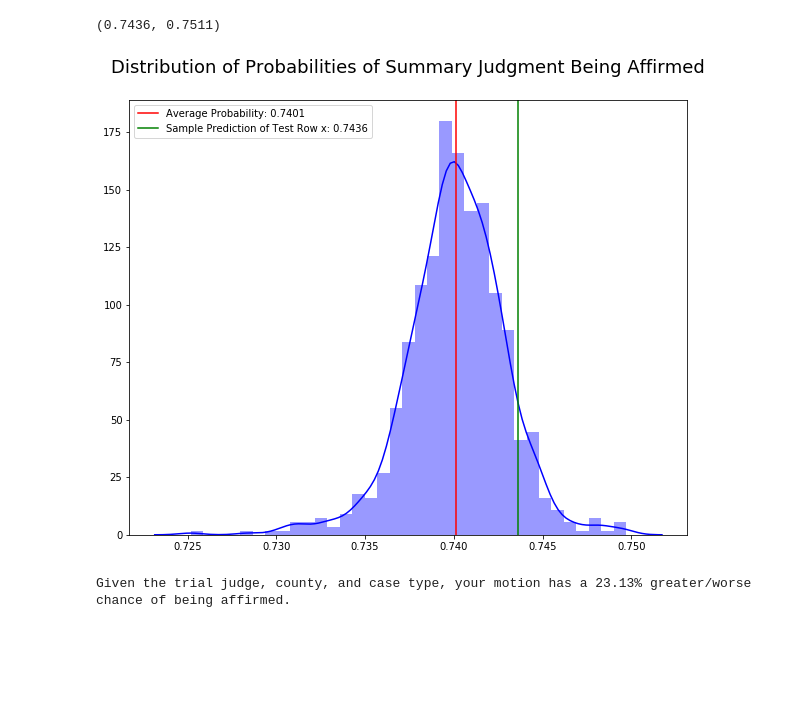
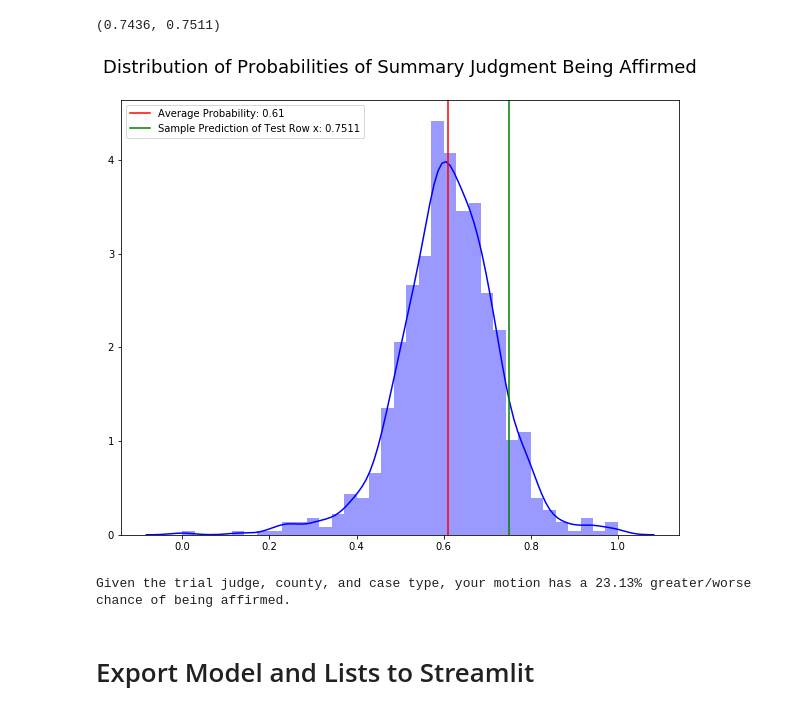
Before and after one commit to jnels13/NC_Litigation_Predictor, a Jupyter notebook: Litigation_Predictor.ipynb, the cells around one changed output. Drawn from its saved outputs; the diff is of its cells as text; code cells hidden in the pictures; blank space fills up the shorter version.

Commit message:
updating streamlit

```diff
--- a/Litigation_Predictor.ipynb
+++ b/Litigation_Predictor.ipynb
@@ -727,9 +685,9 @@ def distribution_plot(list_of_probabilities, sample_probability):
                loc='upper left')
     perc_change = round((sample_proba-avg_prob)/avg_prob*100,3)
     plt.show()
-# %%
-distribution_plot(class_one_probablities, sample_proba)
-# %% [output]
-[figure, removed]
+# %%
+distribution_plot(scaled_class_one_probs, scaled_sample)
+# %% [output]
+[figure, added]
 # %%
 avg_success = np.average(scaled_class_one_probs)
@@ -737,3 +695,5 @@ difference = round(((.7511-.61)/.61*100),2)
 print("Given the trial judge, county, and case type, your motion has a "+str(difference)+"% greater/worse chance of being affirmed.")
 # %% [output]
 Given the trial judge, county, and case type, your motion has a 23.13% greater/worse chance of being affirmed.
+# %% [markdown]
+# Export Model and Lists to Streamlit
```
Also changed, not shown: parts of 18 cells of this notebook, 1 other file.
